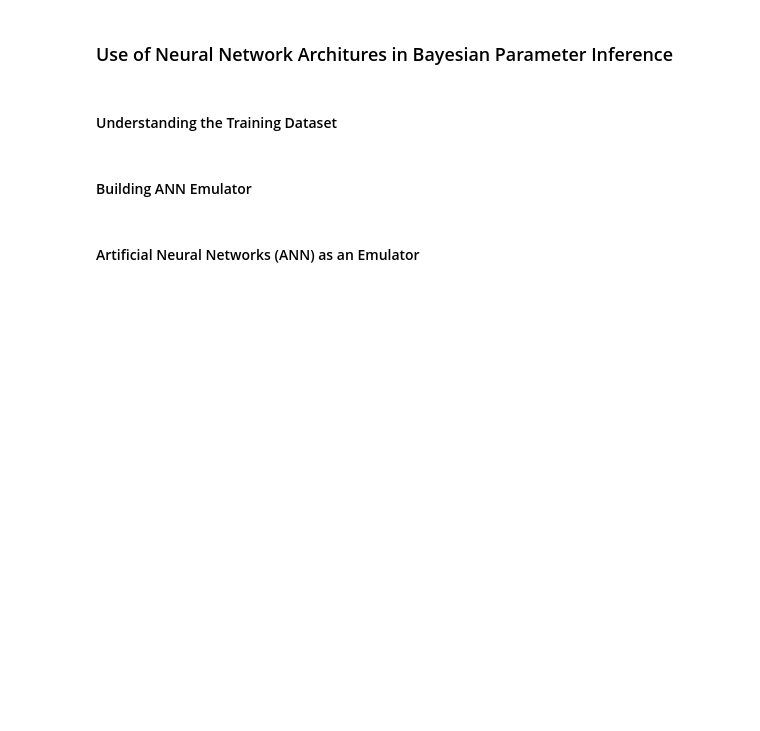
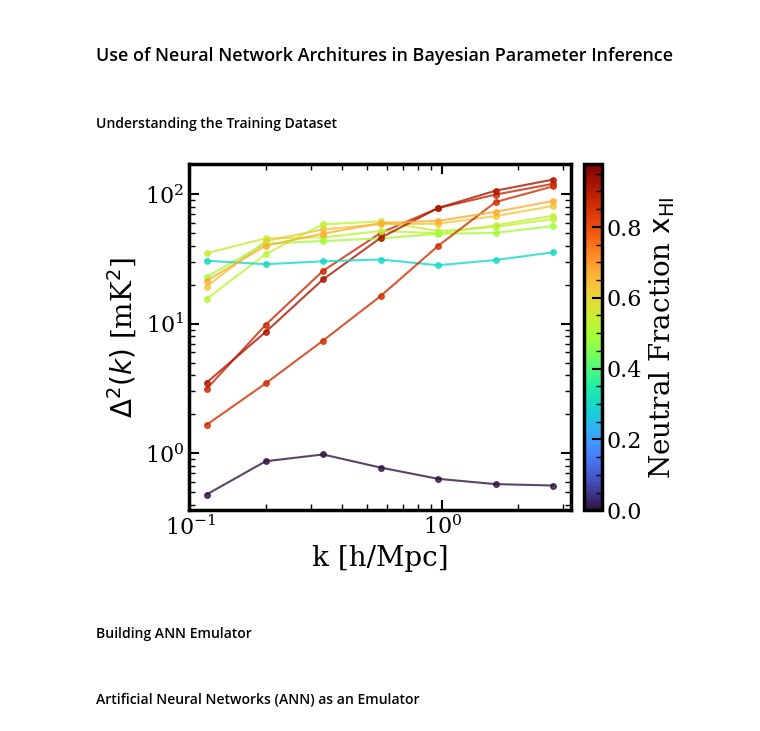
Before and after one commit to Yashraj-010/AI-ML_in_Inference, a Jupyter notebook: tutorial.ipynb, the cells around one changed output. Cells and saved outputs as stored; diff of their text form; code cells hidden in the pictures; blank space fills up the shorter version.

Commit message:
Added PS Plotting

```diff
--- a/tutorial.ipynb
+++ b/tutorial.ipynb
@@ -4,9 +4,3 @@
 ### Use of Neural Network Architures in Bayesian Parameter Inference
 # %% [markdown]
 #### Understanding the Training Dataset
-# %%
-import numpy as np
-import matplotlib.pyplot as plt
-from matplotlib import cm
-
-plt.style.use( './my_code/presentation_plot.mplstyle')
@@ -55,3 +18,9 @@ plt.show()
+# %%
+# Plotting the power spectrum for different xHI values
+
+PlotPs(k_values, delta_PS, xHI, num=10)
+# %% [output]
+[figure, added]
 # %% [markdown]
 #### Building ANN Emulator
 # %%
```
Also changed, not shown: parts of 3 cells of this notebook, 2 other files.
